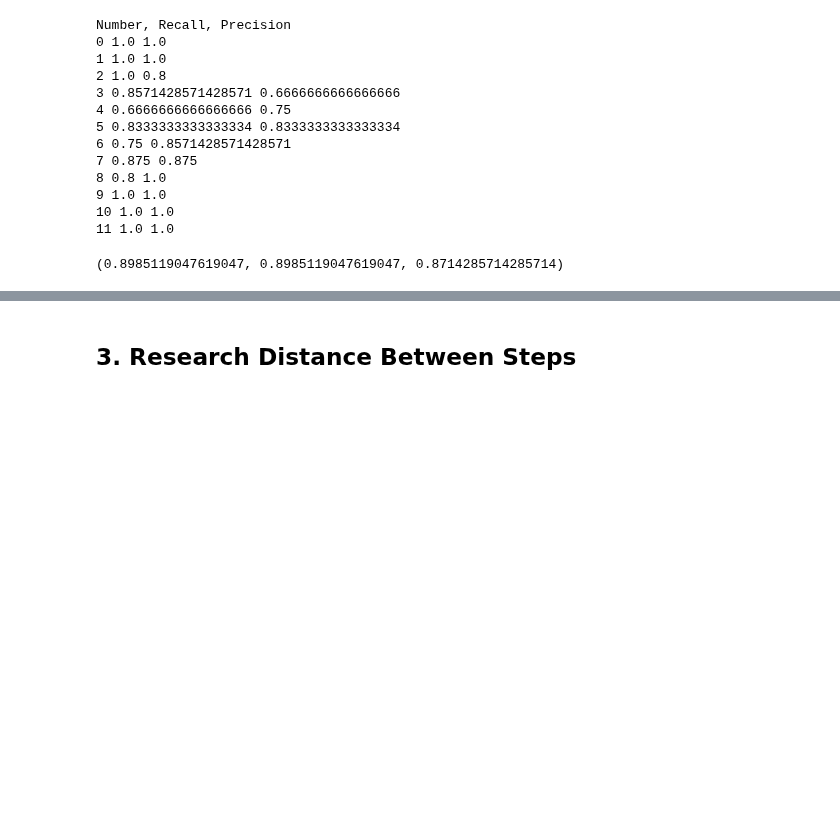
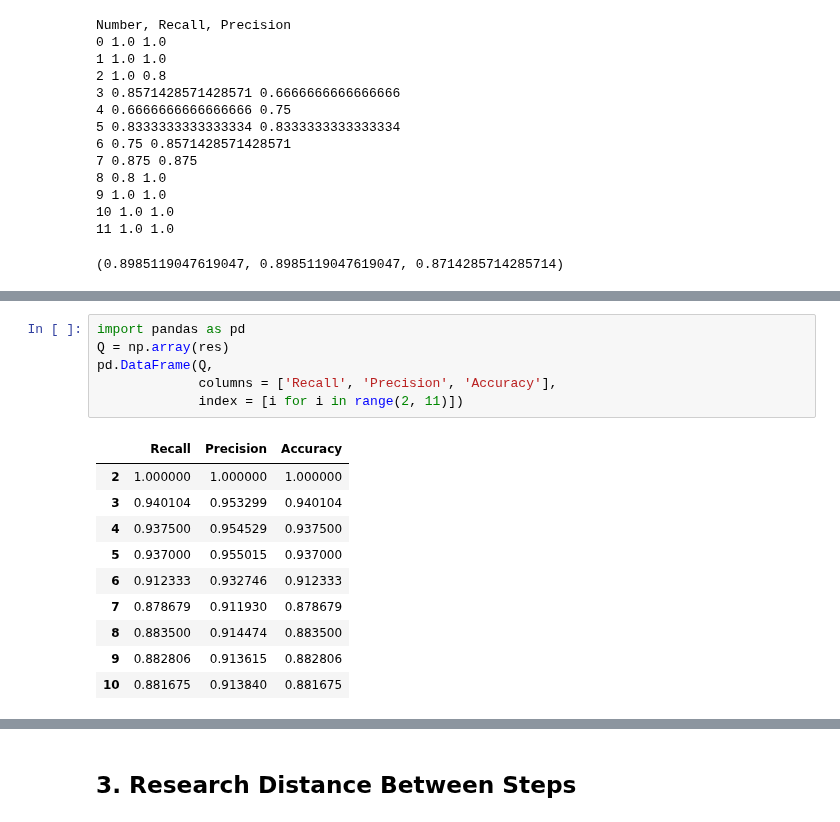
Before and after one commit to ASEDOS999/SearchScript, a Jupyter notebook: SemanticAnalysis/Experiments/ScriptsSteps/Steps.ipynb, the cells around one changed output, grey strips where cells are left out. Drawn from its saved outputs; the diff is of its cells as text; blank space fills up the shorter version.

```diff
--- a/SemanticAnalysis/Experiments/ScriptsSteps/Steps.ipynb
+++ b/SemanticAnalysis/Experiments/ScriptsSteps/Steps.ipynb
@@ -234,0 +305,17 @@ Number, Recall, Precision
+# %%
+import pandas as pd
+Q = np.array(res)
+pd.DataFrame(Q,
+             columns = ['Recall', 'Precision', 'Accuracy'],
+             index = [i for i in range(2, 11)])
+# %% [output]
+|  | Recall | Precision | Accuracy |
+| 2 | 1.000000 | 1.000000 | 1.000000 |
+| 3 | 0.940104 | 0.953299 | 0.940104 |
+| 4 | 0.937500 | 0.954529 | 0.937500 |
+| 5 | 0.937000 | 0.955015 | 0.937000 |
+| 6 | 0.912333 | 0.932746 | 0.912333 |
+| 7 | 0.878679 | 0.911930 | 0.878679 |
+| 8 | 0.883500 | 0.914474 | 0.883500 |
+| 9 | 0.882806 | 0.913615 | 0.882806 |
+| 10 | 0.881675 | 0.913840 | 0.881675 |
```
Also changed, not shown: parts of 17 cells of this notebook.
